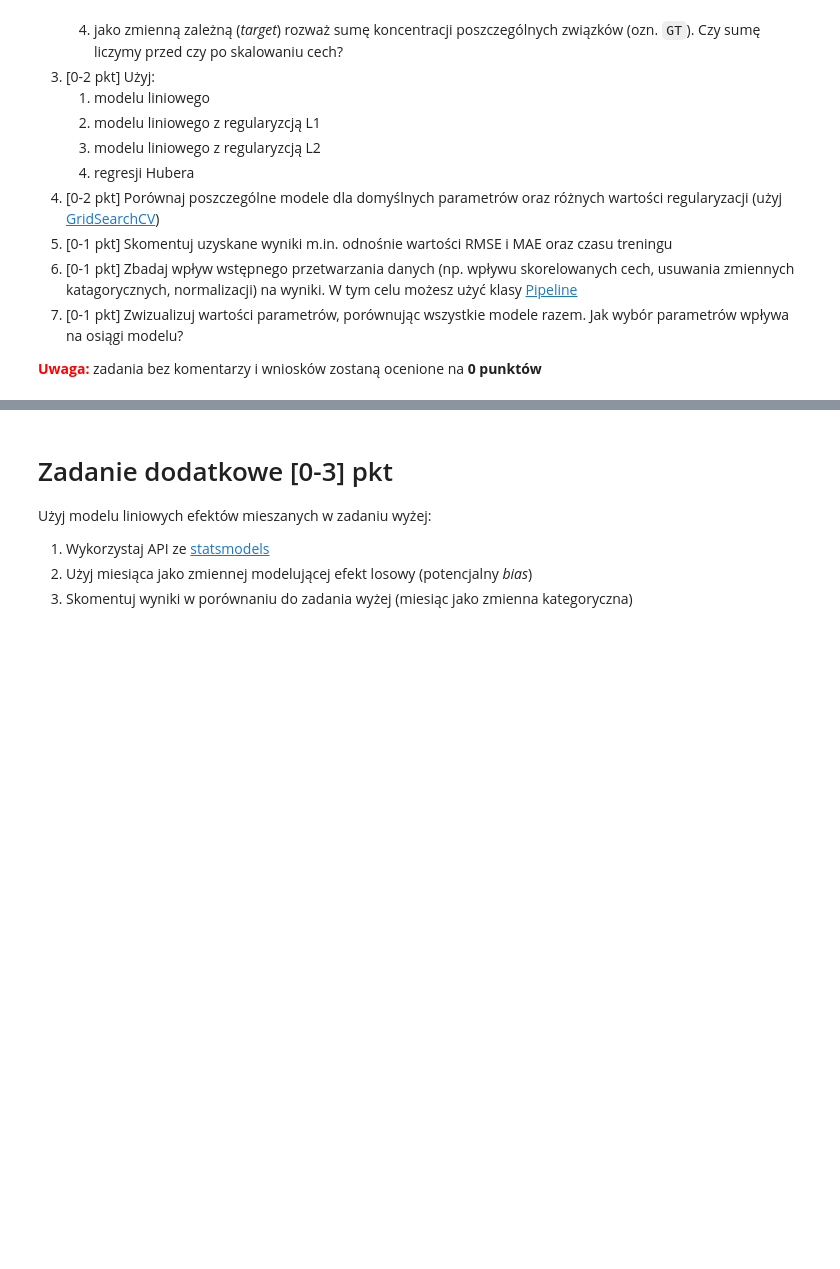
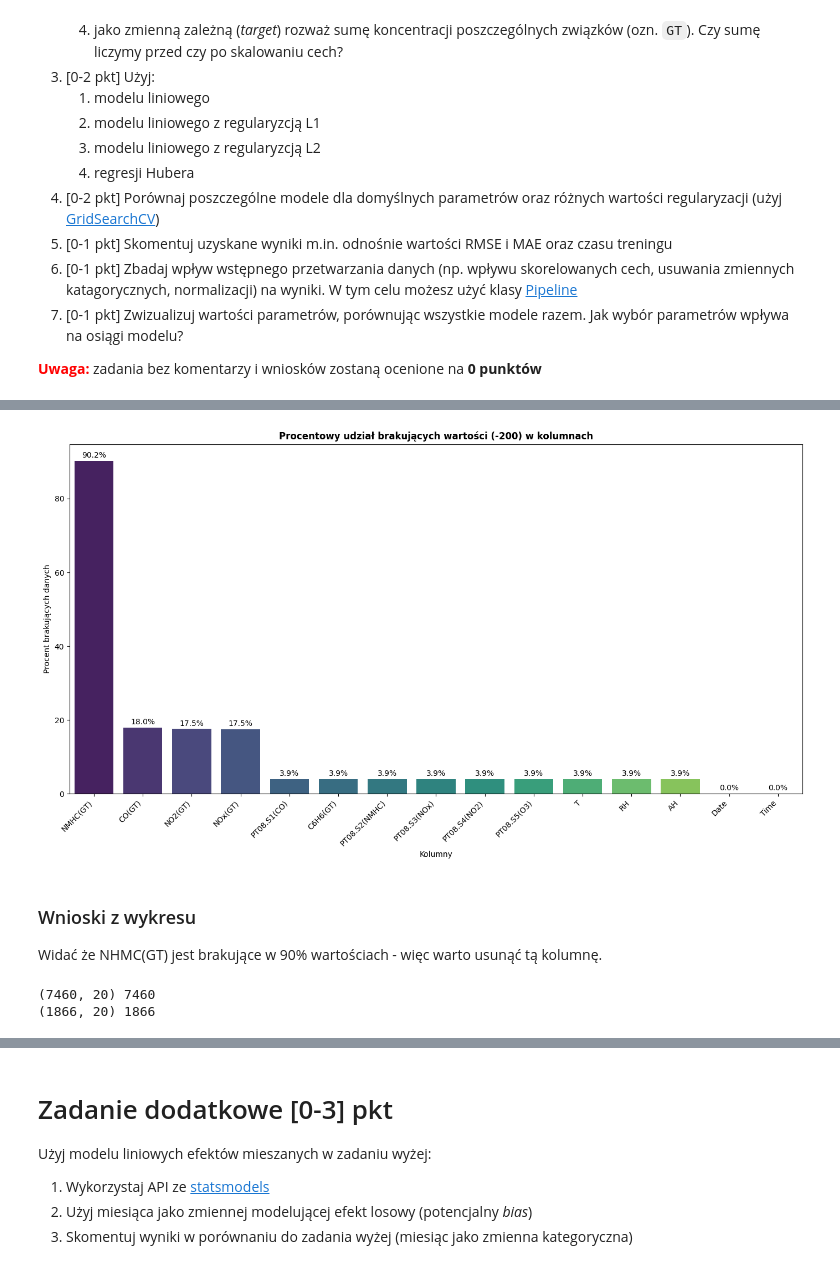
Before and after one commit to pswierzy/Machine-Learning, a Jupyter notebook: Lab01/1-zadanie_domowe.ipynb, the cells around one changed output, grey strips where cells are left out. Cells and saved outputs as stored; diff of their text form; code cells hidden in the pictures; blank space fills up the shorter version.

```diff
--- a/Lab01/1-zadanie_domowe.ipynb
+++ b/Lab01/1-zadanie_domowe.ipynb
@@ -20,0 +23,14 @@
+# %%
+from ucimlrepo import fetch_ucirepo
+
+# fetch dataset
+air_quality = fetch_ucirepo(id=360)
+
+# data (as pandas dataframes)
+data = air_quality.data.features
+
+# metadata
+print(air_quality.metadata)
+
+# variable information
+print(air_quality.variables)
@@ -20,0 +76,47 @@
+# %%
+import pandas as pd
+import numpy as np
+import matplotlib.pyplot as plt
+import seaborn as sns
+
+total_rows = len(data)
+missing_counts = (data == -200).sum()
+missing_percent = (missing_counts / total_rows) * 100
+
+missing_data_df = pd.DataFrame({
+    'Kolumna': missing_counts.index,
+    'Liczba braków': missing_counts.values,
+    'Procent braków': missing_percent.values
+}).sort_values(by='Procent braków', ascending=False)
+
+plt.figure(figsize=(14, 8))
+
+ax = sns.barplot(
+    data=missing_data_df,
+    x='Kolumna',
+    y='Procent braków',
+    palette='viridis',
+    hue='Kolumna'
+)
+
+plt.title('Procentowy udział brakujących wartości (-200) w kolumnach', fontweight='bold')
+plt.ylabel('Procent brakujących danych')
+plt.xlabel('Kolumny')
+plt.xticks(rotation=45, ha='right')
+
+for p in ax.patches:
+    ax.annotate(
+        f'{p.get_height():.1f}%',
+        (p.get_x() + p.get_width() / 2., p.get_height()),
+        ha='center', va='center',
+        xytext=(0, 7),
+        textcoords='offset points'
+    )
+
+plt.tight_layout()
+plt.show()
+# %% [output]
+[figure, added]
+# %% [markdown]
+### Wnioski z wykresu
+Widać że NHMC(GT) jest brakujące w 90% wartościach - więc warto usunąć tą kolumnę.
@@ -20,0 +172,6 @@
+# %%
+print(X_train.shape, len(y_train))
+print(X_test.shape, len(y_test))
+# %% [output]
+(7460, 20) 7460
+(1866, 20) 1866
```
Also changed, not shown: parts of 23 cells of this notebook.
